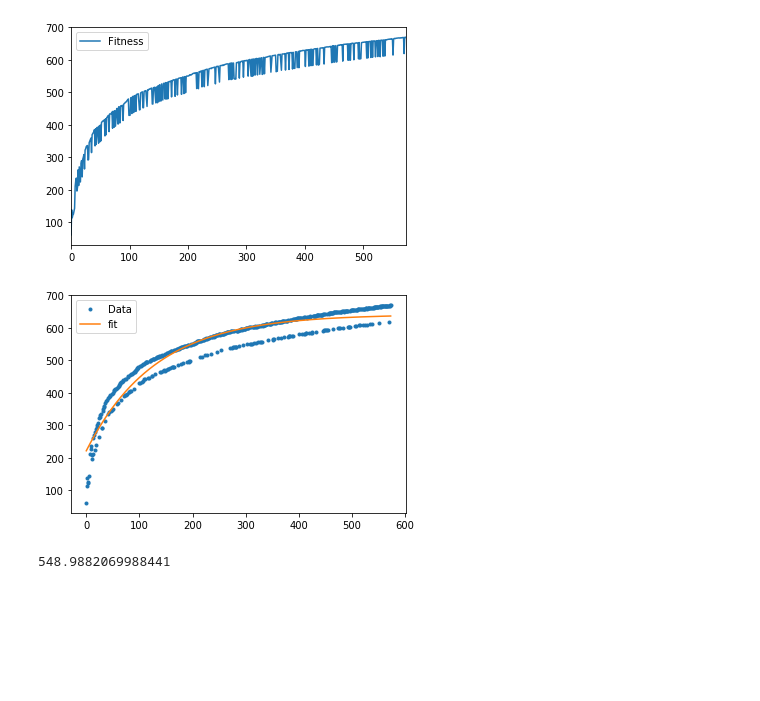
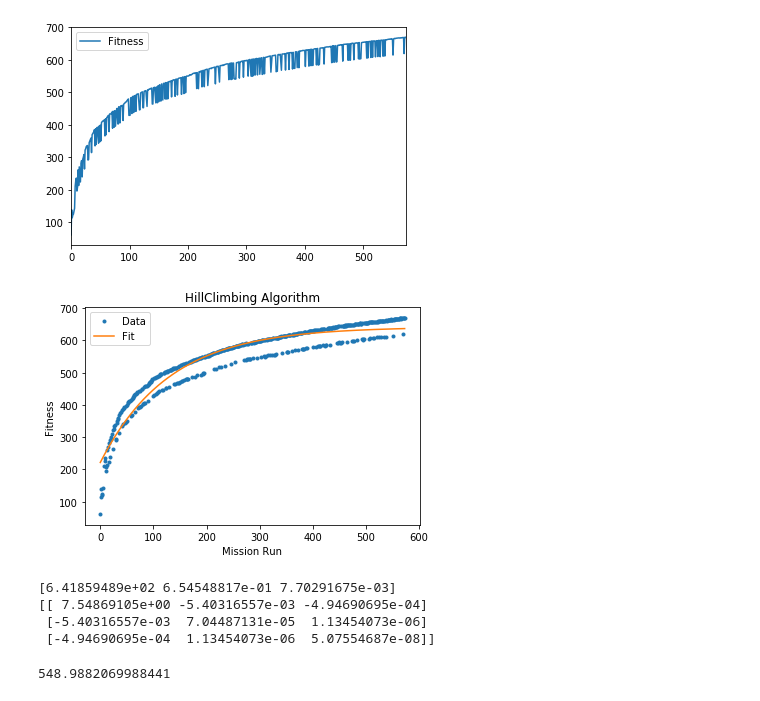
Before and after one commit to sazio/MineNavigation, a Jupyter notebook: PlotFitness.ipynb, the cells around one changed output. Cells and saved outputs as stored; diff of their text form; code cells hidden in the pictures; blank space fills up the shorter version.

```diff
--- a/PlotFitness.ipynb
+++ b/PlotFitness.ipynb
@@ -5,7 +5,7 @@ import scipy.optimize as opt
 import numpy as np
 import matplotlib.pyplot as plt
 # %%
-path = r'/Users/simoneazeglio/MalmoPlatform/Python_Examples/Econofisica/source/logs/' # use your path
+path = r'/Users/simoneazeglio/MalmoPlatform/Python_Examples/Econofisica/Project/logs/' # use your path
 all_files = glob.glob(path + "/*.csv")
 # %%
 all_files[0]
@@ -21,0 +22,27 @@ genplt = gen.plot(y='Fitness', use_index=True)
+# %%
+# This is the function we are trying to fit to the data.
+def func(x, a, b, c):
+     return a*(1-b*np.exp(-c*x))
+
+xDataGen = gen.index.values
+yDataGen = gen.Fitness.values
+
+# Plot the actual data
+plt.plot(xDataGen, yDataGen, ".", label="Data");
+plt.errorbar(xDataGen, yDataGen, xerr=0.0, yerr=2.0, fmt = 'None')
+
+# The actual curve fitting happens here
+optimizedParameters, pcov = opt.curve_fit(func, xDataGen, yDataGen, p0=[10 , 5, 4]);
+
+# Use the optimized parameters to plot the best fit
+plt.plot(xDataGen, func(xDataGen, *optimizedParameters), label="Fit");
+
+# Show the graph
+plt.legend()
+plt.xlabel("Mission Run")
+plt.ylabel("Fitness")
+plt.title("Genetic Algorithm")
+plt.savefig('images/GeneticFitnessFit.png')
+plt.show()
+print(optimizedParameters)
+print(pcov)
@@ -47,25 +80,37 @@ hillCplt = hillC.plot(y='Fitness', use_index=True)
 # %%
 # This is the function we are trying to fit to the data.
 def func(x, a, b, c):
      return a*(1-b*np.exp(-c*x))
 
 xData = hillC.index.values
 yData = hillC.Fitness.values
 
+yerr = 2.0
 # Plot the actual data
 plt.plot(xData, yData, ".", label="Data");
+plt.errorbar(xData, yData, xerr=0.0, yerr=2.0, fmt = 'None')
 
 # The actual curve fitting happens here
 optimizedParameters, pcov = opt.curve_fit(func, xData, yData, p0=[10 , 5, 4]);
 
 # Use the optimized parameters to plot the best fit
-plt.plot(xData, func(xData, *optimizedParameters), label="fit");
+plt.plot(xData, func(xData, *optimizedParameters), label="Fit");
 
 # Show the graph
 plt.legend()
+plt.title("HillClimbing Algorithm")
+plt.xlabel("Mission Run")
+plt.ylabel("Fitness")
+plt.savefig('images/HillclimbingFitnessFit.png')
 plt.show()
+print(optimizedParameters)
+print(pcov)
 # %% [output]
-[figure, old version]
+[figure, new version]
+[6.41859489e+02 6.54548817e-01 7.70291675e-03]
+[[ 7.54869105e+00 -5.40316557e-03 -4.94690695e-04]
+ [-5.40316557e-03  7.04487131e-05  1.13454073e-06]
+ [-4.94690695e-04  1.13454073e-06  5.07554687e-08]]
 # %%
 hillC.Fitness.mean()
 # %% [output]
```
Also changed, not shown: parts of 7 cells of this notebook, 4 other files.
